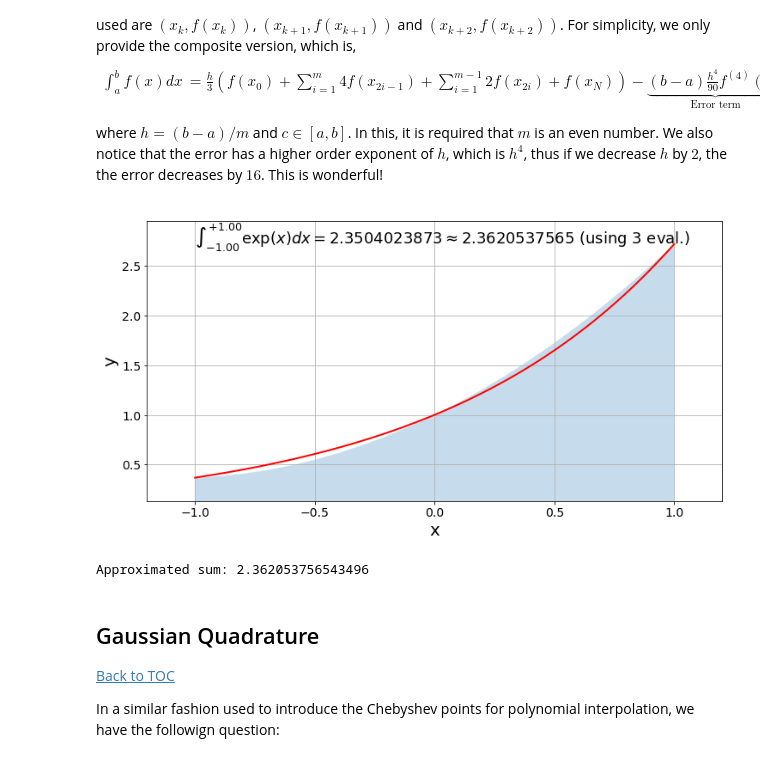
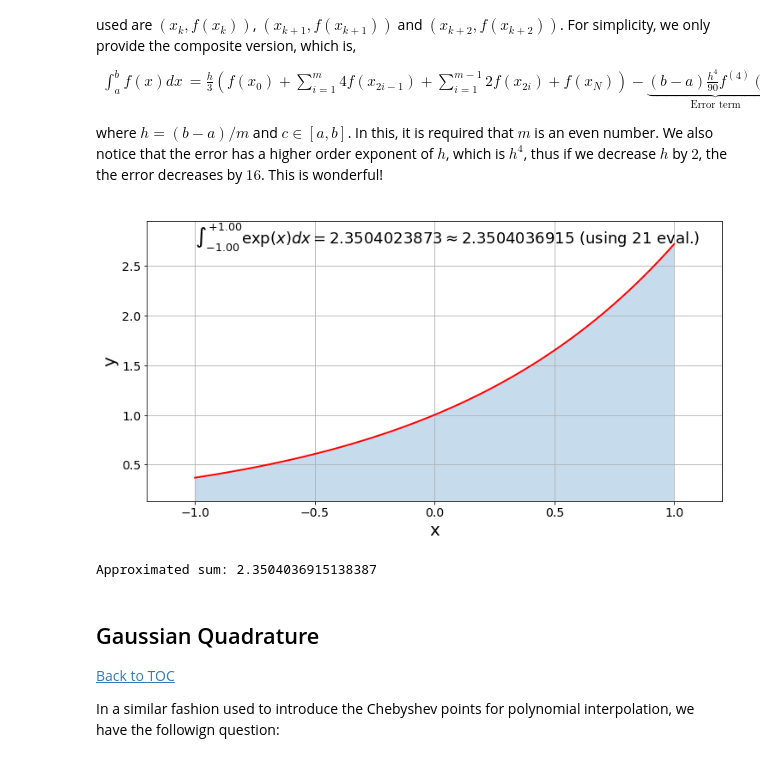
Before and after one commit to tclaudioe/Scientific-Computing, a Jupyter notebook: SC1v2/10_Numerical Quadrature.ipynb, the cells around one changed output. Cells and saved outputs as stored; diff of their text form; code cells hidden in the pictures.

```diff
--- a/SC1v2/10_Numerical Quadrature.ipynb
+++ b/SC1v2/10_Numerical Quadrature.ipynb
@@ -237,7 +253,7 @@ def trapezoid(myfun, m, a, b, verbose=False, text='', figname='', save_file=Fals
         plot(f, xbin, ybin, int_val, m, text, figname, save_file=save_file)
     return int_val
 
-m = 2
+m = 1000
 print('Approximated sum: {0}'.format(trapezoid(myfun, m, a, b,
     verbose=True, text=text, figname="trapezoid_%d.png"%m)))
 # %% [output]
@@ -265,36 +281,37 @@ def simpsons(myfun, m, a, b, verbose=False, text="", figname="", save_file=False
     x = np.linspace(a, b, m+1)
     if m%2==1:
         if verbose: print("Simpson's rule is only applicable to an even number of segments.")
         return np.nan
     h = (b-a)/m
     w = np.full(m+1,h/3)
     w[1:-1:2]*=4
     w[2:-1:2]*=2
     int_val = np.dot(f(x),w)
     if verbose:
         xbin, ybin = simpsons_bins(f, x)
         plot(f, xbin, ybin, int_val, m, text, figname, save_file=save_file)
     return int_val
 
 def simpsons_bins(f, xg):
     xleft   = xg[:-2:2]
     xmiddle = xg[1::2]
     xright  = xg[2::2]
     xbin, ybin = [], []
     n = 21
     for x0, x1, x2 in zip(xleft, xmiddle, xright):
         xl = np.linspace(x0, x2, n)
         p = BarycentricInterpolator([x0,x1,x2],f([x0,x1,x2]))
         y = p(xl)
         xbin.extend(list(xl))
         ybin.extend(list(y))
     return np.array(xbin), np.array(ybin)
-m=2
+
+m=20
 print('Approximated sum: {0}'.format(simpsons(myfun, m, a, b,
     verbose=True, text=text, figname="simpsons_%d.png"%m)))
 # %% [output]
-[figure, old version]
+[figure, new version]
-Approximated sum: 2.362053756543496
+Approximated sum: 2.3504036915138387
 # %% [markdown]
 <div id='cg' />
 
```
Also changed, not shown: parts of 12 cells of this notebook.
